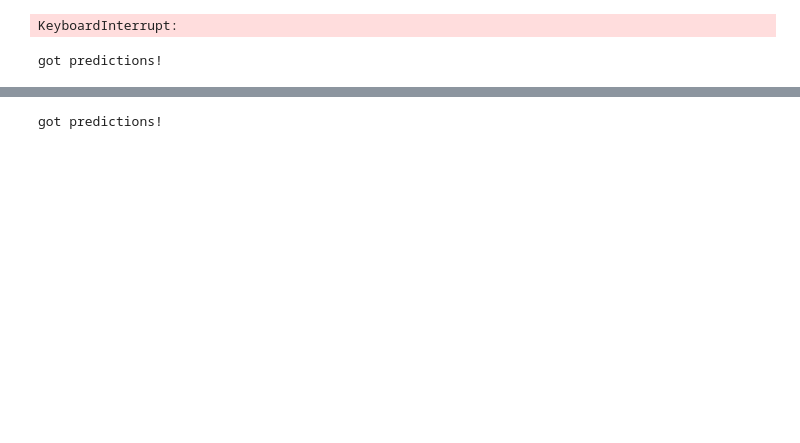
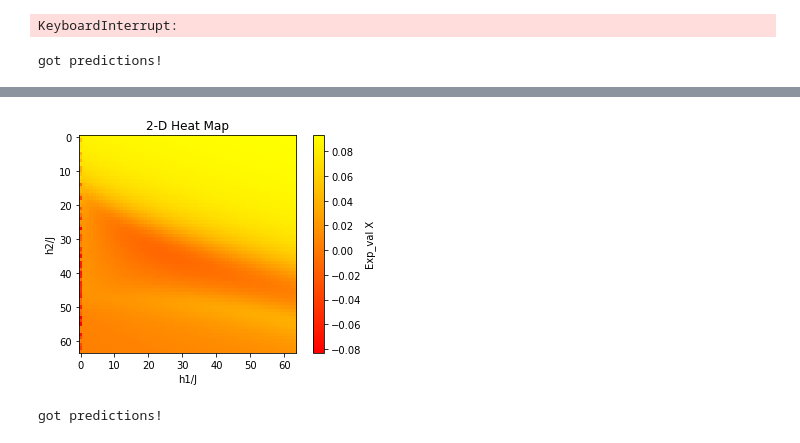
Before and after one commit to Jaybsoni/Quantum-Convolutional-Neural-Networks, a Jupyter notebook: qcnns_for_phase_recog/QCNNs for Classifying Quantum Phases of Matter.ipynb, the cells around one changed output, grey strips where cells are left out. Saved outputs shown, nothing was run; the diff lists cells and outputs as text; code cells hidden in the pictures; blank space fills up the shorter version.

```diff
--- a/qcnns_for_phase_recog/QCNNs for Classifying Quantum Phases of Matter.ipynb
+++ b/qcnns_for_phase_recog/QCNNs for Classifying Quantum Phases of Matter.ipynb
@@ -131,3 +147,28 @@ plt.show()
+# %%
+flipped_pred_mat = predictions.reshape((64, 64), order='F')
+pred_mat = []
+for row_index in np.arange(len(flipped_pred_mat) - 1, -1, -1):
+    pred_mat.append(flipped_pred_mat[row_index])
+
+pred_mat = np.array(pred_mat)
+
+heat_map = plt.imshow(pred_mat, cmap = 'autumn', interpolation = 'nearest')
+plt.colorbar(heat_map, label="Exp_val X")
+plt.title( "2-D Heat Map" )
+plt.xlabel('h1/J')
+plt.ylabel('h2/J')
+
+# plot phase boundaries
+# h1_vals = [0.1000, 0.2556, 0.4111, 0.5667, 0.7222, 0.8778, 1.0333, 1.1889, 1.3444, 1.5000]
+# anti_ferro_mag_boundary = [-1.004, -1.0009, -1.024, -1.049, -1.079, -1.109, -1.154,  -1.225, -1.285, -1.35]
+# para_mag_boundary = [0.8439, 0.6636, 0.5033, 0.3631, 0.2229, 0.09766, -0.02755, -0.1377, -0.2479, -0.3531]
+
+# plt.plot(h1_vals, anti_ferro_mag_boundary, "g--*", label="Antiferromagnetics")
+# plt.plot(h1_vals, para_mag_boundary, "b--*", label="Paramagnetic")
+
+plt.show()
+# %% [output]
+[figure, added]
 # %%
 # print(initial_params)
 # %%
```
Also changed, not shown: parts of 6 cells of this notebook, 6 other files.
